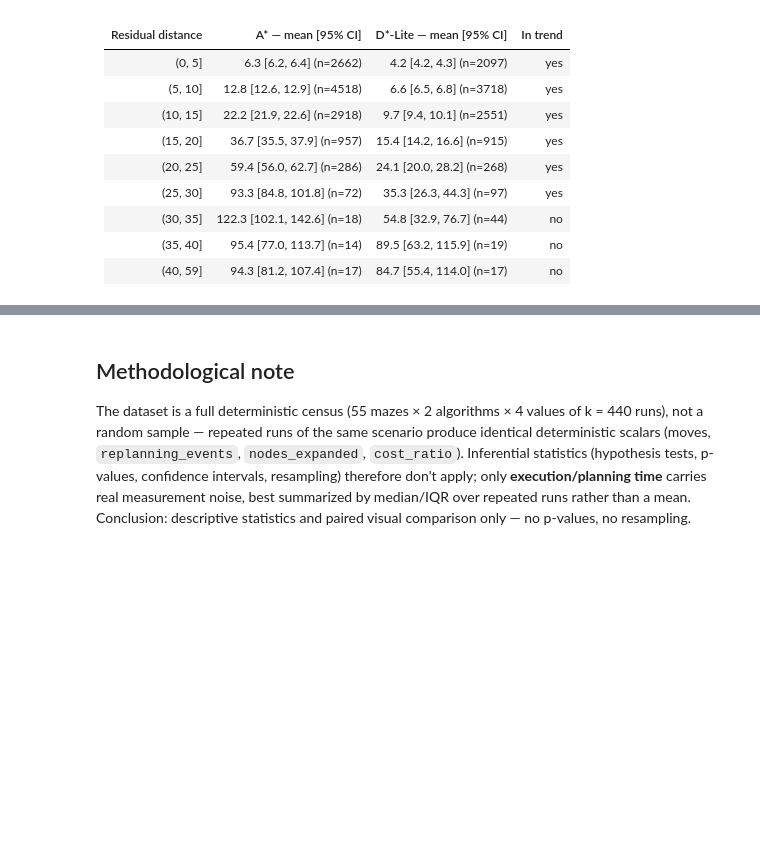
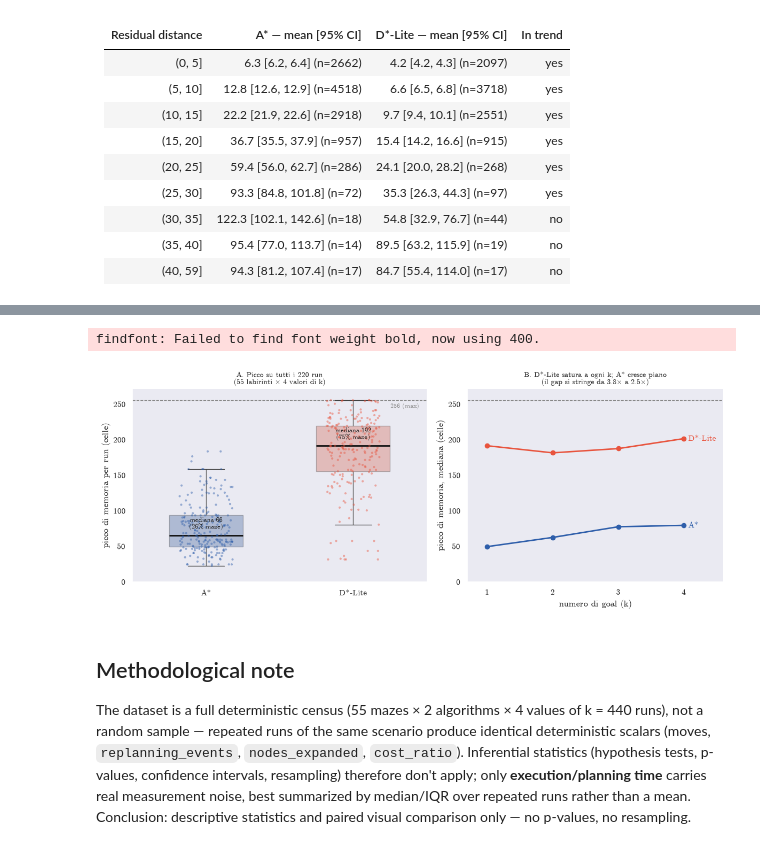
Before and after one commit to FrancescoGuarda/Rob-26-MazeSolver, a Jupyter notebook: notebooks/data_analysis.ipynb, the cells around one changed output, grey strips where cells are left out. Saved outputs shown, nothing was run; the diff lists cells and outputs as text; code cells hidden in the pictures; blank space fills up the shorter version.

```diff
--- a/notebooks/data_analysis.ipynb
+++ b/notebooks/data_analysis.ipynb
@@ -332,0 +457,57 @@ display(Markdown(tab_markdown))
+# %%
+# FIGURE 2 - the generalization. Panel A: distribution of each run's PEAK
+# footprint pooled over all 55 mazes x 4 k, so the ~3x gap is shown to hold
+# everywhere, not just in the example. Box = median + IQR (descriptive spread
+# across mazes, NOT a 95% CI: the census is deterministic -- see the
+# methodological note), with the raw runs jittered on top. Panel B folds the k
+# dependence into one row instead of four faceted look-alikes.
+fig2, (axL, axR) = plt.subplots(1, 2, figsize=(12, 4.8),
+                                gridspec_kw={"width_ratios": [1.15, 1]})
+pal = {a: ALGO_COLOR[a] for a in ALGO_ORDER}
+
+sns.boxplot(data=mem_run, x="algo_key", y="peak", hue="algo_key",
+            order=ALGO_ORDER, hue_order=ALGO_ORDER, palette=pal, legend=False,
+            ax=axL, width=0.5, fliersize=0, boxprops=dict(alpha=0.35),
+            whiskerprops=dict(color="#666"), medianprops=dict(color="#111", lw=2))
+sns.stripplot(data=mem_run, x="algo_key", y="peak", hue="algo_key",
+              order=ALGO_ORDER, hue_order=ALGO_ORDER, palette=pal, legend=False,
+              ax=axL, size=3, alpha=0.45, jitter=0.18)
+axL.axhline(MAZE_CELLS, ls="--", lw=1, color="#888", zorder=0)
+axL.text(1.45, MAZE_CELLS - 4, f"{MAZE_CELLS} (max)", ha="right", va="top",
+         fontsize=8.5, color="#888")
+for i, algo in enumerate(ALGO_ORDER):
+    med = mem_run.loc[mem_run.algo_key == algo, "peak"].median()
+    axL.annotate(f"mediana {med:.0f}\n({100 * med / MAZE_CELLS:.0f}% maze)",
+                 xy=(i, med), xytext=(0, 9), textcoords="offset points",
+                 ha="center", fontsize=9, color="#222", fontweight="bold")
+axL.set_xticks(range(len(ALGO_ORDER)))
+axL.set_xticklabels([ALGO_LABEL[a] for a in ALGO_ORDER])
+axL.set_xlabel("")
+axL.set_ylabel("picco di memoria per run (celle)")
+axL.set_ylim(0, MAZE_CELLS + 16)
+axL.set_title("A. Picco su tutti i 220 run\n"
+              r"(55 labirinti $\times$ 4 valori di k)", fontsize=10)
+sns.despine(ax=axL)
+
+ks = sorted(mem_run["goal_count"].unique())
+for algo in ALGO_ORDER:
+    med = [mem_run[(mem_run.algo_key == algo) & (mem_run.goal_count == k)]["peak"].median()
+           for k in ks]
+    axR.plot(ks, med, color=ALGO_COLOR[algo], lw=2, marker="o", ms=6)
+    axR.annotate(ALGO_LABEL[algo], xy=(ks[-1], med[-1]), xytext=(6, 0),
+                 textcoords="offset points", va="center",
+                 color=ALGO_COLOR[algo], fontsize=11, fontweight="bold")
+axR.axhline(MAZE_CELLS, ls="--", lw=1, color="#888", zorder=0)
+axR.set_xticks(ks)
+axR.set_xlim(0.7, 4.6)
+axR.set_ylim(0, MAZE_CELLS + 16)
+axR.set_xlabel("numero di goal (k)")
+axR.set_ylabel("picco di memoria, mediana (celle)")
+axR.set_title("B. D*-Lite satura a ogni k; A* cresce piano\n"
+              r"(il gap si stringe da 3.8$\times$ a 2.5$\times$)", fontsize=10)
+sns.despine(ax=axR)
+plt.tight_layout()
+plt.show()
+# %% [output]
+findfont: Failed to find font weight bold, now using 400.
+[figure, added]
```
Also changed, not shown: parts of 7 cells of this notebook.
